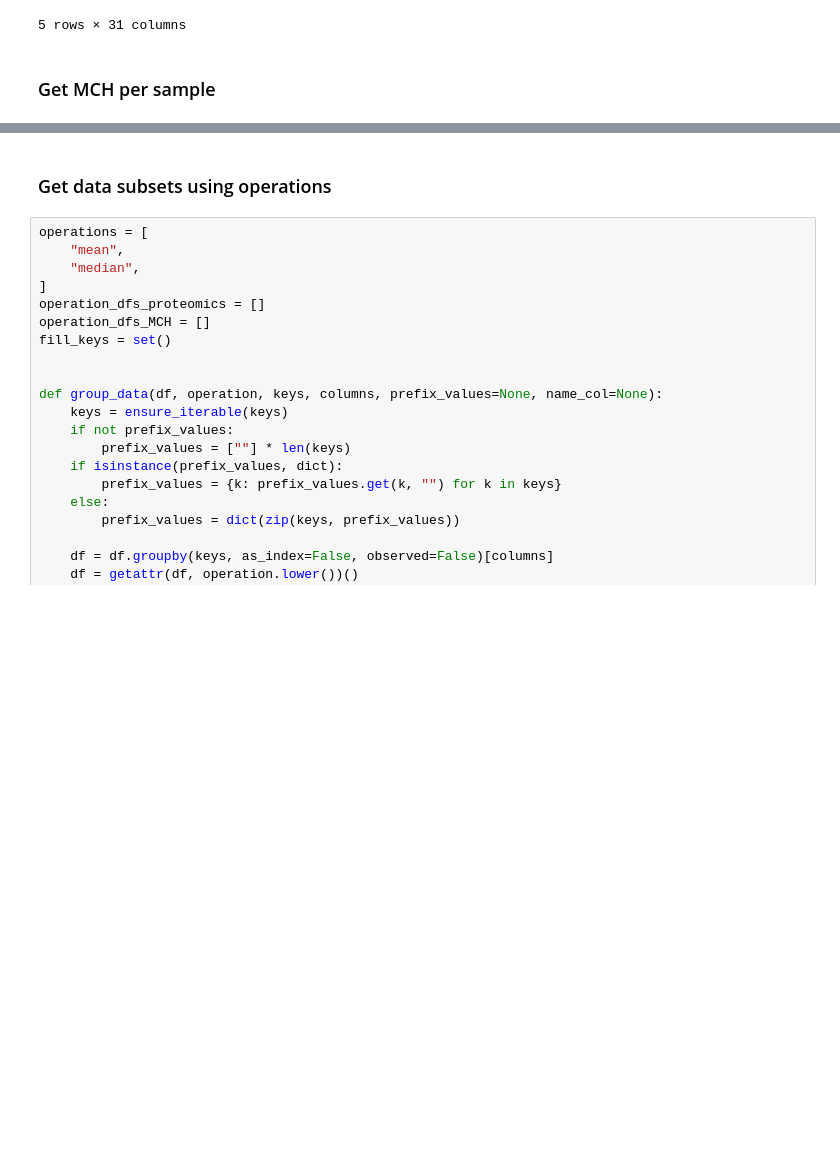
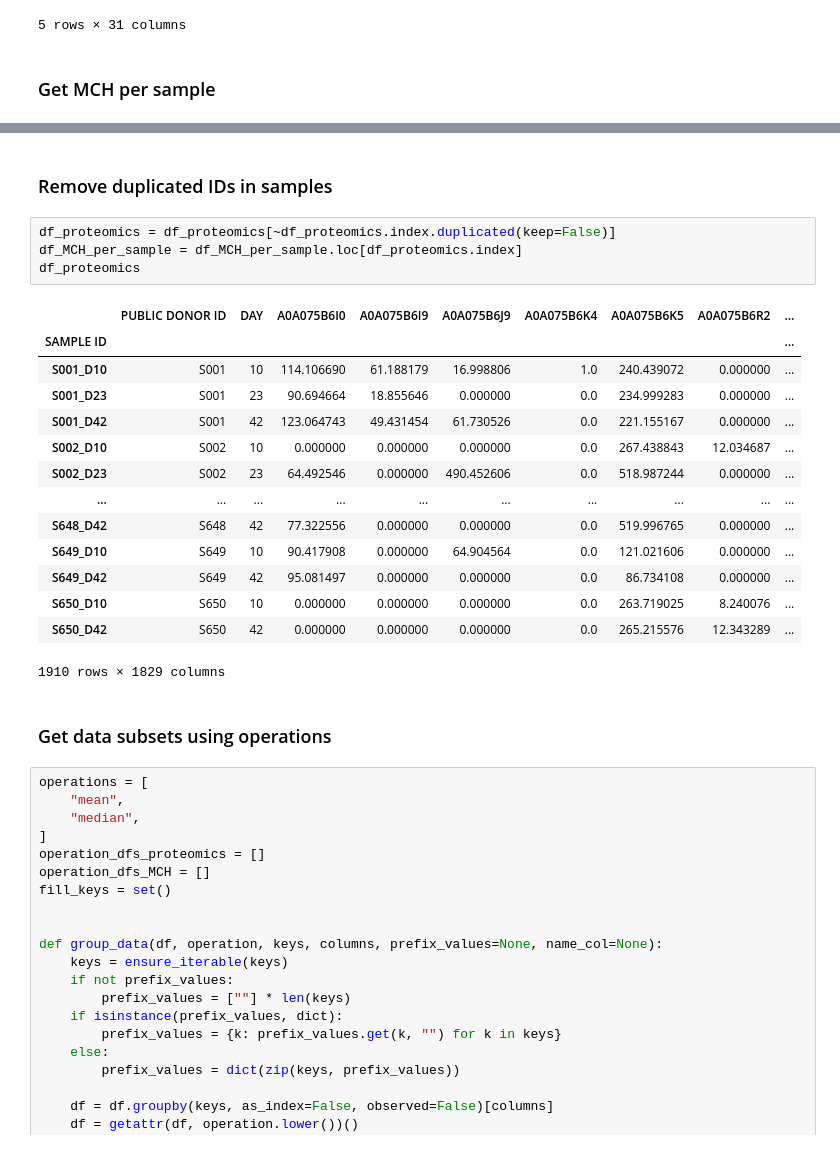
Before and after one commit to z-haiman/RBC-GEM, a Jupyter notebook: code/notebooks/data/proteomics/PrepareProteomics_Intensities_Human_REDS_RBCOmics.ipynb, the cells around one changed output, grey strips where cells are left out. Saved outputs shown, nothing was run; the diff lists cells and outputs as text; blank space fills up the shorter version.

```diff
--- a/code/notebooks/data/proteomics/PrepareProteomics_Intensities_Human_REDS_RBCOmics.ipynb
+++ b/code/notebooks/data/proteomics/PrepareProteomics_Intensities_Human_REDS_RBCOmics.ipynb
@@ -389,6 +392,27 @@ Mean MCH in pg: 29.51
 | S001_D42 | S001 | 29.080675 | 42 |
 | S002_D10 | S002 | 30.669145 | 10 |
 | S002_D23 | S002 | 30.669145 | 23 |
+# %% [markdown]
+### Remove duplicated IDs in samples
+# %%
+df_proteomics = df_proteomics[~df_proteomics.index.duplicated(keep=False)]
+df_MCH_per_sample = df_MCH_per_sample.loc[df_proteomics.index]
+df_proteomics
+# %% [output]
+|  | PUBLIC DONOR ID | DAY | A0A075B6I0 | A0A075B6I9 | A0A075B6J9 | A0A075B6K4 | A0A075B6K5 | A0A075B6R2 | ... |
+| SAMPLE ID |  |  |  |  |  |  |  |  | ... |
+| S001_D10 | S001 | 10 | 114.106690 | 61.188179 | 16.998806 | 1.0 | 240.439072 | 0.000000 | ... |
+| S001_D23 | S001 | 23 | 90.694664 | 18.855646 | 0.000000 | 0.0 | 234.999283 | 0.000000 | ... |
+| S001_D42 | S001 | 42 | 123.064743 | 49.431454 | 61.730526 | 0.0 | 221.155167 | 0.000000 | ... |
+| S002_D10 | S002 | 10 | 0.000000 | 0.000000 | 0.000000 | 0.0 | 267.438843 | 12.034687 | ... |
+| S002_D23 | S002 | 23 | 64.492546 | 0.000000 | 490.452606 | 0.0 | 518.987244 | 0.000000 | ... |
+| ... | ... | ... | ... | ... | ... | ... | ... | ... | ... |
+| S648_D42 | S648 | 42 | 77.322556 | 0.000000 | 0.000000 | 0.0 | 519.996765 | 0.000000 | ... |
+| S649_D10 | S649 | 10 | 90.417908 | 0.000000 | 64.904564 | 0.0 | 121.021606 | 0.000000 | ... |
+| S649_D42 | S649 | 42 | 95.081497 | 0.000000 | 0.000000 | 0.0 | 86.734108 | 0.000000 | ... |
+| S650_D10 | S650 | 10 | 0.000000 | 0.000000 | 0.000000 | 0.0 | 263.719025 | 8.240076 | ... |
+| S650_D42 | S650 | 42 | 0.000000 | 0.000000 | 0.000000 | 0.0 | 265.215576 | 12.343289 | ... |
+1910 rows × 1829 columns
 # %% [markdown]
 ### Get data subsets using operations
 # %%
```
Also changed, not shown: parts of 8 cells of this notebook, 3 other files.
